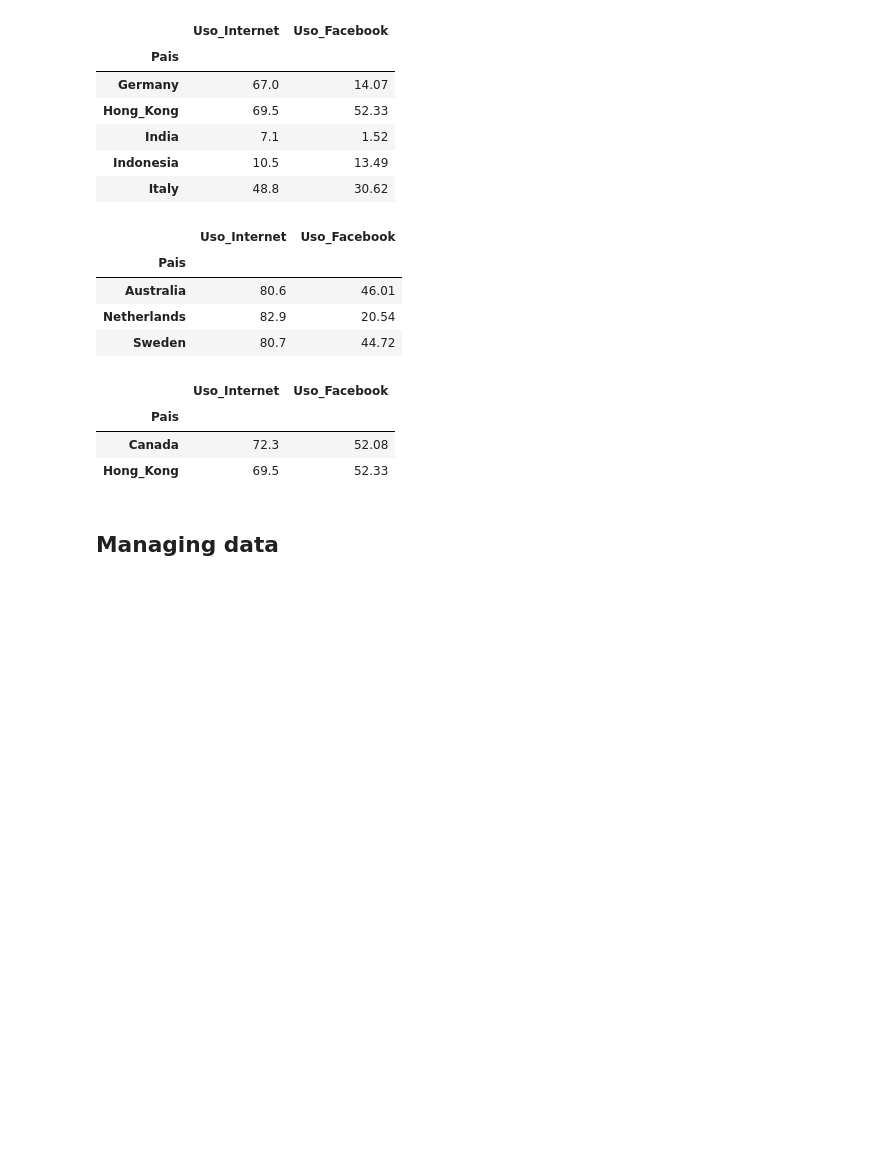
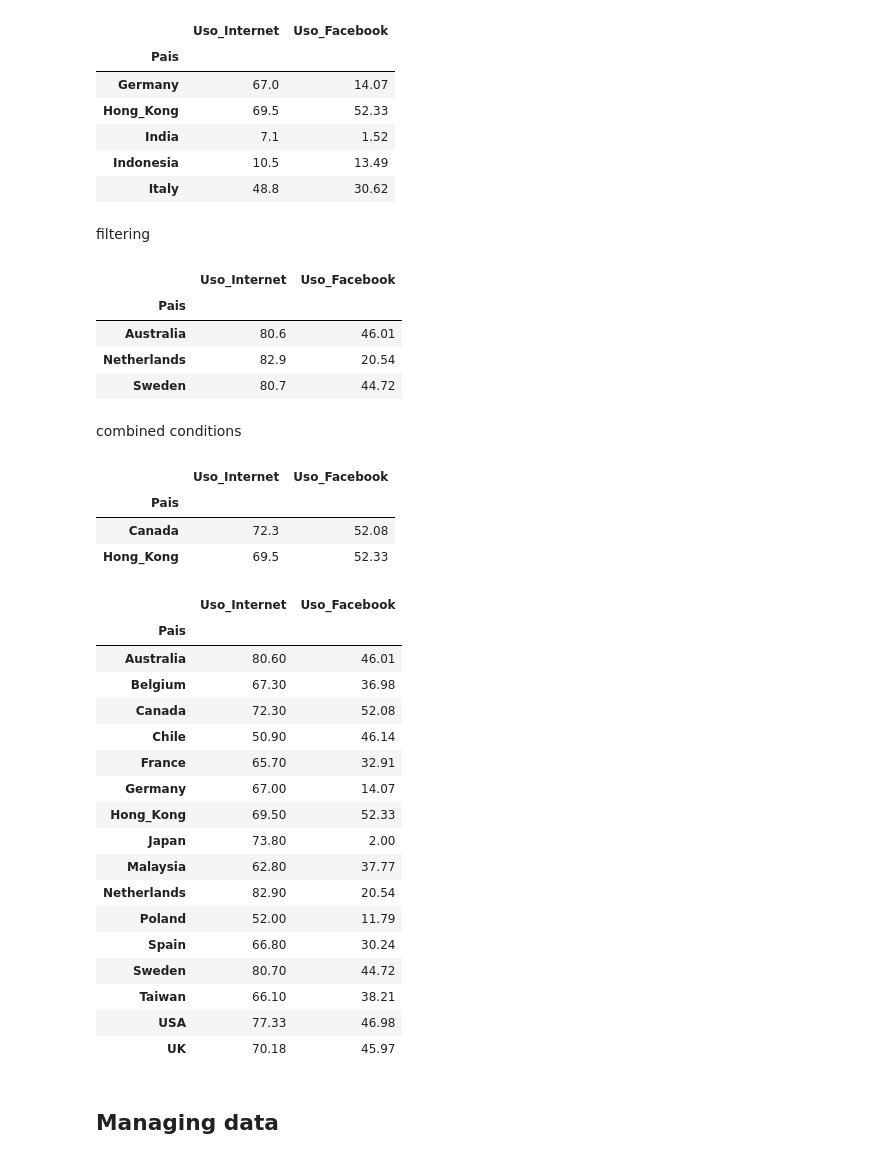
Before and after one commit to rramosp/20192.ai4eng, a Jupyter notebook: NOTES 05.04 - PANDAS.ipynb, the cells around one changed output. Drawn from its saved outputs; the diff is of its cells as text; code cells hidden in the pictures; blank space fills up the shorter version.

```diff
--- a/NOTES 05.04 - PANDAS.ipynb
+++ b/NOTES 05.04 - PANDAS.ipynb
@@ -226,6 +226,8 @@ df.iloc[10:15]
 | India | 7.1 | 1.52 |
 | Indonesia | 10.5 | 13.49 |
 | Italy | 48.8 | 30.62 |
+# %% [markdown]
+filtering
 # %%
 df[df.Uso_Internet>80]
 # %% [output]
@@ -234,6 +236,8 @@ df[df.Uso_Internet>80]
 | Australia | 80.6 | 46.01 |
 | Netherlands | 82.9 | 20.54 |
 | Sweden | 80.7 | 44.72 |
+# %% [markdown]
+combined conditions
 # %%
 df[(df.Uso_Internet>50)&(df.Uso_Facebook>50)]
 # %% [output]
@@ -241,6 +245,27 @@ df[(df.Uso_Internet>50)&(df.Uso_Facebook>50)]
 | Pais |  |  |
 | Canada | 72.3 | 52.08 |
 | Hong_Kong | 69.5 | 52.33 |
+# %%
+df[(df.Uso_Internet>50)|(df.Uso_Facebook>50)]
+# %% [output]
+|  | Uso_Internet | Uso_Facebook |
+| Pais |  |  |
+| Australia | 80.60 | 46.01 |
+| Belgium | 67.30 | 36.98 |
+| Canada | 72.30 | 52.08 |
+| Chile | 50.90 | 46.14 |
+| France | 65.70 | 32.91 |
+| Germany | 67.00 | 14.07 |
+| Hong_Kong | 69.50 | 52.33 |
+| Japan | 73.80 | 2.00 |
+| Malaysia | 62.80 | 37.77 |
+| Netherlands | 82.90 | 20.54 |
+| Poland | 52.00 | 11.79 |
+| Spain | 66.80 | 30.24 |
+| Sweden | 80.70 | 44.72 |
+| Taiwan | 66.10 | 38.21 |
+| USA | 77.33 | 46.98 |
+| UK | 70.18 | 45.97 |
 # %% [markdown]
 ## Managing data
 # %% [markdown]
```
